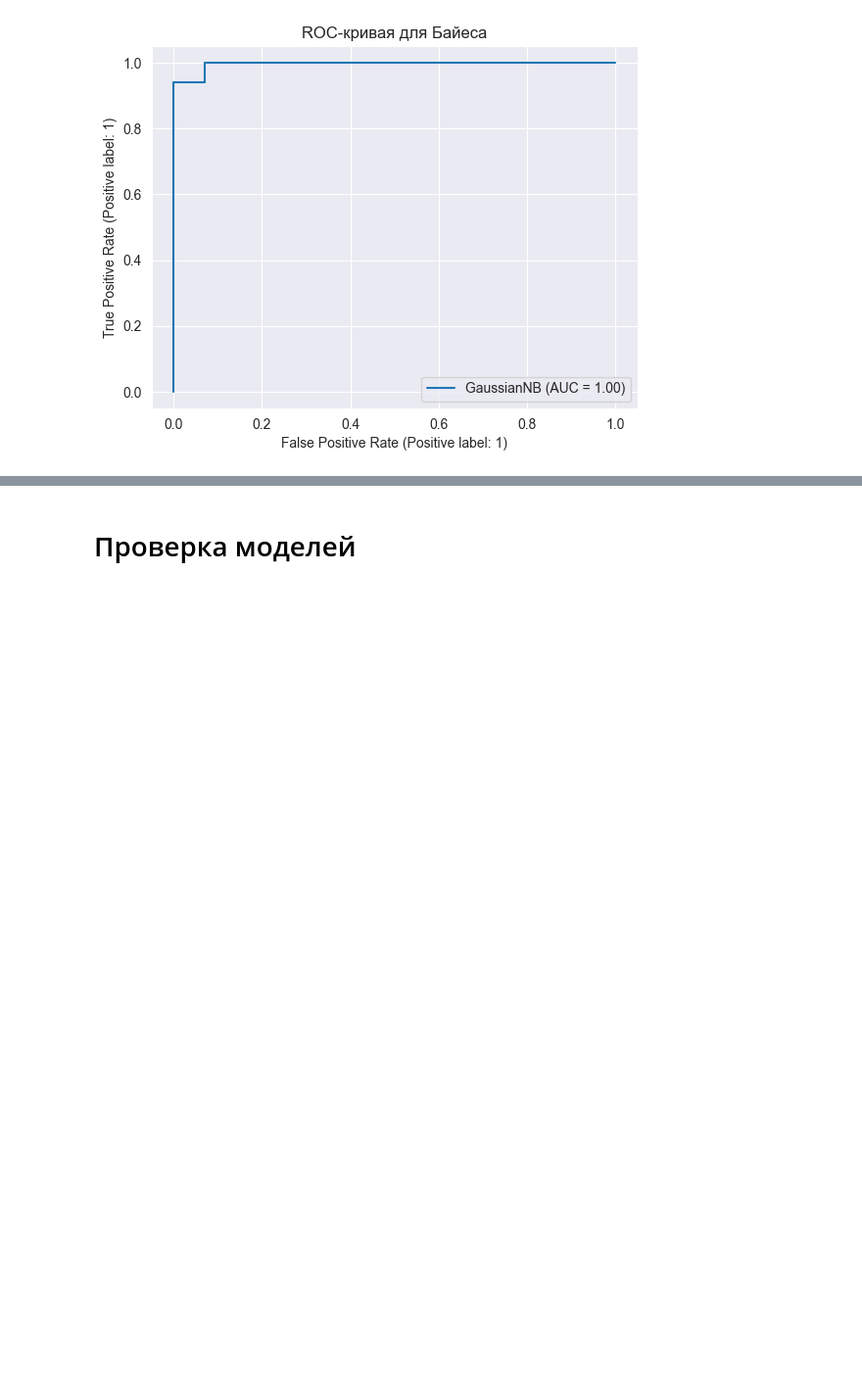
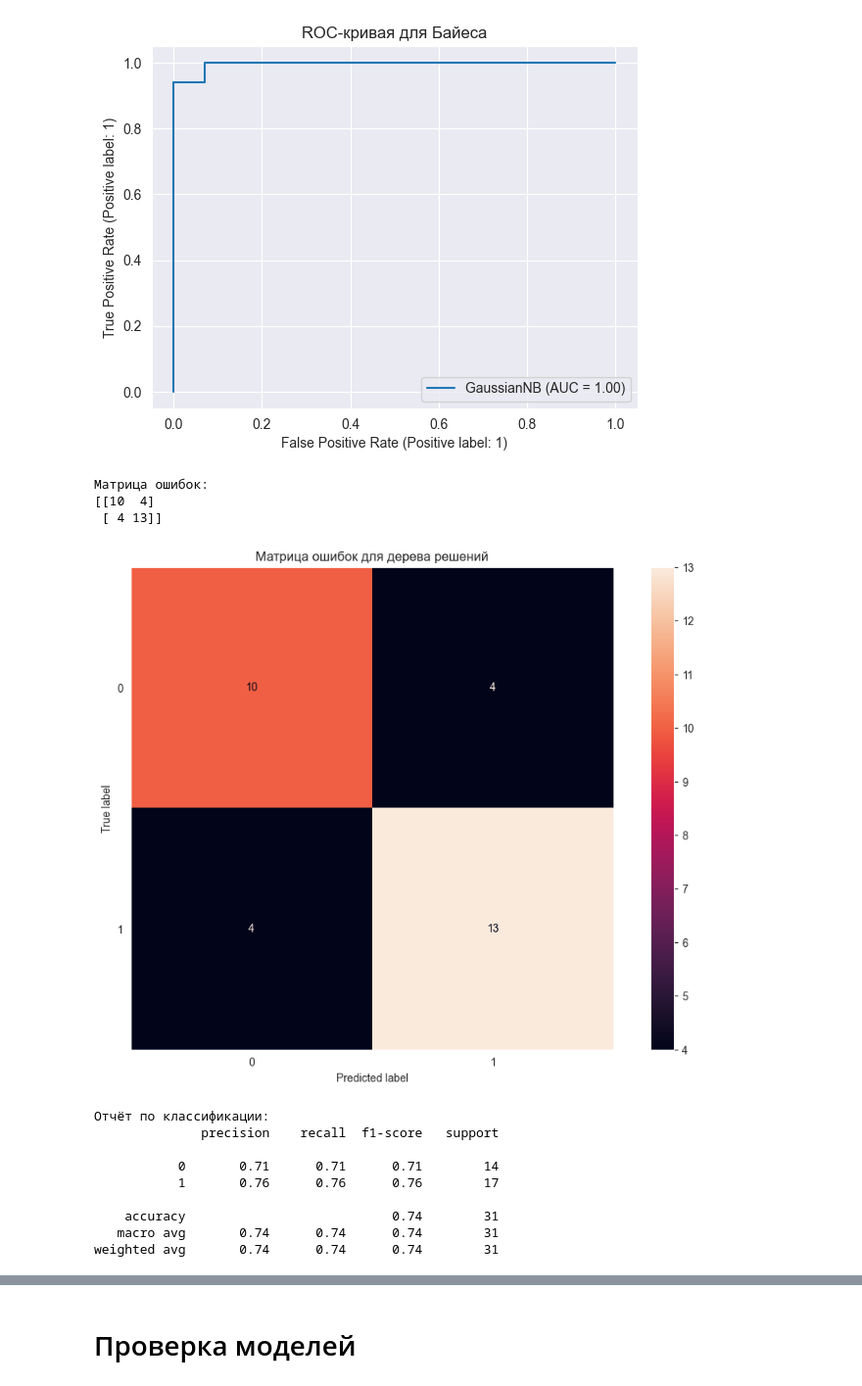
Before and after one commit to Safuanov888/Heart-disease, a Jupyter notebook: 02-Logistic-Regression-Project.ipynb, the cells around one changed output, grey strips where cells are left out. Shown at 98% size. Cells and saved outputs as stored; diff of their text form; code cells hidden in the pictures; blank space fills up the shorter version.

```diff
--- a/02-Logistic-Regression-Project.ipynb
+++ b/02-Logistic-Regression-Project.ipynb
@@ -501,3 +477,19 @@ print_all_metrics(bayes, X_test_scale, y_test, 'Байеса')
 weighted avg       0.97      0.97      0.97        31
 [figure]
 [figure]
+# %%
+print_all_metrics(grid_tree_model, X_test_scale, y_test, 'дерева решений')
+# %% [output]
+Матрица ошибок:
+[[10  4]
+ [ 4 13]]
+[figure, added]
+Отчёт по классификации:
+              precision    recall  f1-score   support
+
+           0       0.71      0.71      0.71        14
+           1       0.76      0.76      0.76        17
+
+    accuracy                           0.74        31
+   macro avg       0.74      0.74      0.74        31
+weighted avg       0.74      0.74      0.74        31
```
Also changed, not shown: parts of 43 cells of this notebook.
